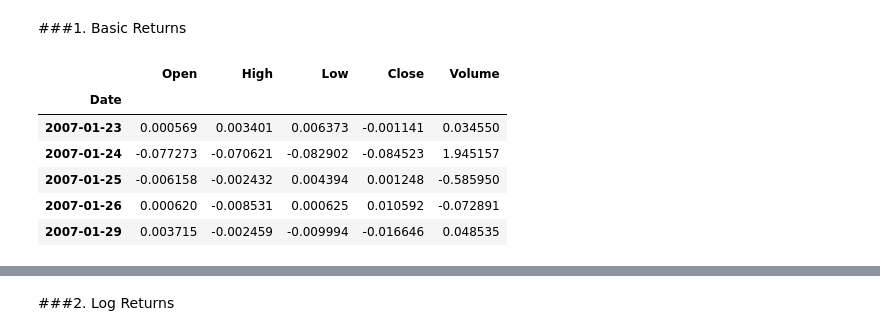
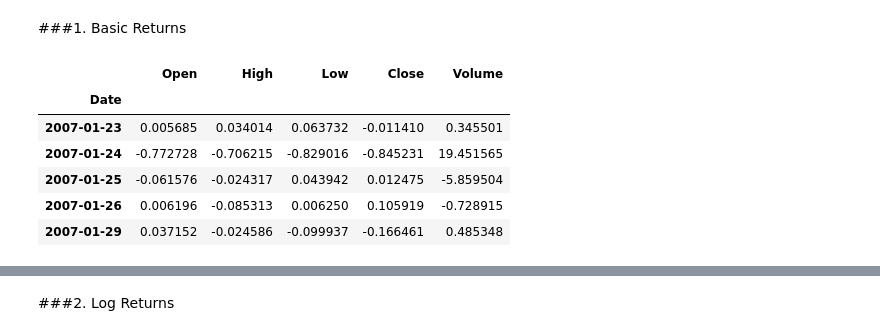
Before and after one commit to muchcreative/Single-Stock-EDA-Example, a Jupyter notebook: 1. Initial Data Transformations/Initial_Data_Transformations.ipynb, the cells around one changed output, grey strips where cells are left out. Cells and saved outputs as stored; diff of their text form; code cells hidden in the pictures.

```diff
--- a/1. Initial Data Transformations/Initial_Data_Transformations.ipynb
+++ b/1. Initial Data Transformations/Initial_Data_Transformations.ipynb
@@ -54,38 +57,38 @@ def transform_by_daily_returns(historicals):
   A (-1) is added to the equation to help center the mean around 0
   for analysis later. See "_calculate_daily_returns(ohlcv)" for calculation
   details.
 
   Args:
     historicals: dict with tickers as keys and values
                  as pandas dataframes.
 
   Returns:
     historicals_by_returns: dict with tickers as keys and values
                             as pandas dataframes with calculated
                             daily returns.
   '''
 
   historicals_by_returns = {}
   for ticker, ohlcv in historicals.items():
     historicals_by_returns[ticker] = _calculate_daily_returns(ohlcv)
   return historicals_by_returns
 
 def _calculate_daily_returns(ohlcv):
   '''Calculates daily returns for the given stock history.'''
-  daily_returns = ((ohlcv.shift(-1) / ohlcv) - 1)  # Add a (-1) to center the mean around 0.
+  daily_returns = ((ohlcv / ohlcv.shift(1)) - 1) * 10  # Add a (-1) to center the mean around 0.
   shifted_index = daily_returns.index[1:]  # Shift index forward so returns line up with their current date.
   daily_returns = daily_returns.dropna()
   daily_returns.index = shifted_index
   return daily_returns
 
 historicals_by_returns = transform_by_daily_returns(historicals)
-display(historicals_by_returns['AMD'].head())  # Let's take a quick look at the daily returns below.
+display(historicals_by_returns['AMD'].head())  # Let's take a quick look at one of the daily returns below.
 # %% [output]
 |  | Open | High | Low | Close | Volume |
 | Date |  |  |  |  |  |
-| 2007-01-23 | 0.000569 | 0.003401 | 0.006373 | -0.001141 | 0.034550 |
-| 2007-01-24 | -0.077273 | -0.070621 | -0.082902 | -0.084523 | 1.945157 |
-| 2007-01-25 | -0.006158 | -0.002432 | 0.004394 | 0.001248 | -0.585950 |
-| 2007-01-26 | 0.000620 | -0.008531 | 0.000625 | 0.010592 | -0.072891 |
-| 2007-01-29 | 0.003715 | -0.002459 | -0.009994 | -0.016646 | 0.048535 |
+| 2007-01-23 | 0.005685 | 0.034014 | 0.063732 | -0.011410 | 0.345501 |
+| 2007-01-24 | -0.772728 | -0.706215 | -0.829016 | -0.845231 | 19.451565 |
+| 2007-01-25 | -0.061576 | -0.024317 | 0.043942 | 0.012475 | -5.859504 |
+| 2007-01-26 | 0.006196 | -0.085313 | 0.006250 | 0.105919 | -0.728915 |
+| 2007-01-29 | 0.037152 | -0.024586 | -0.099937 | -0.166461 | 0.485348 |
 # %%
```
Also changed, not shown: parts of 13 cells of this notebook.
